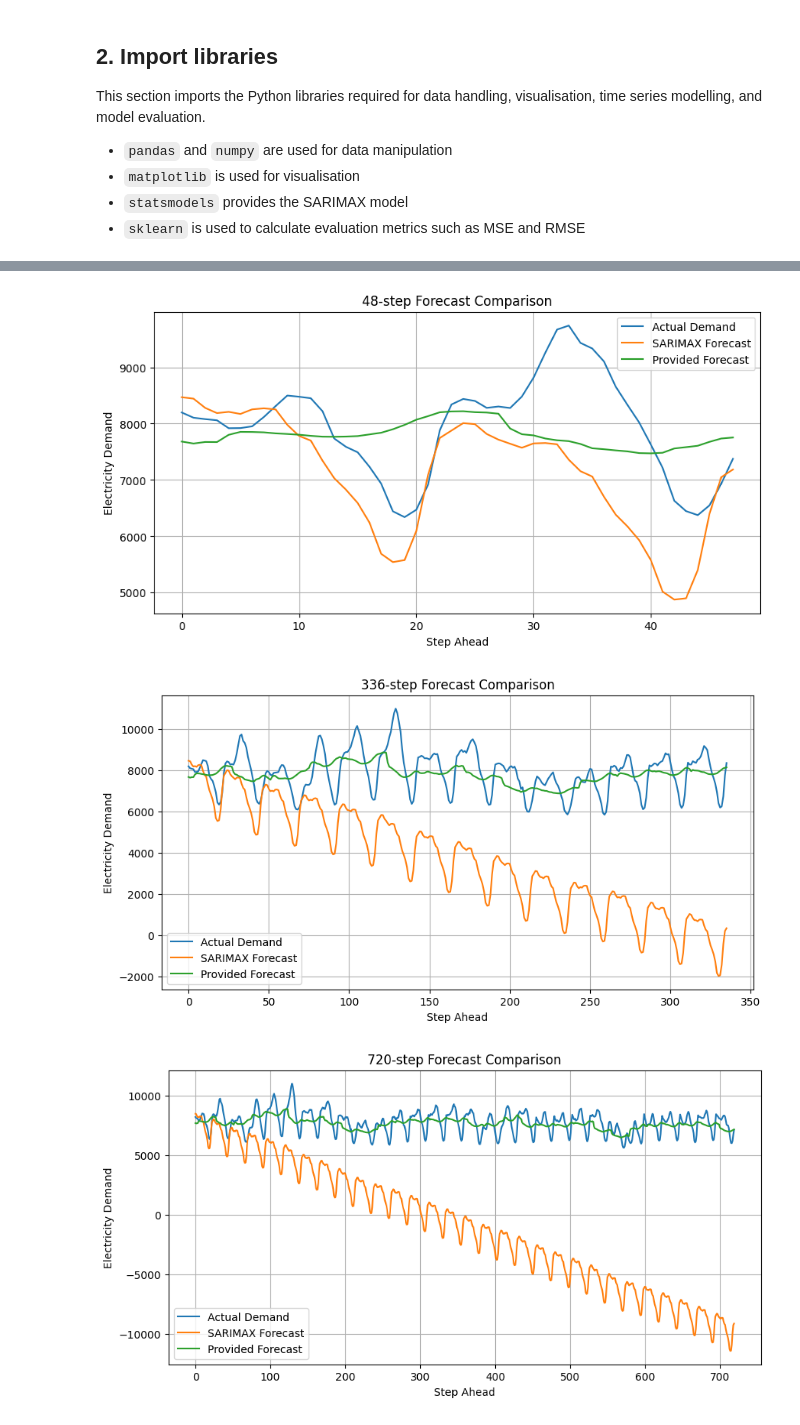
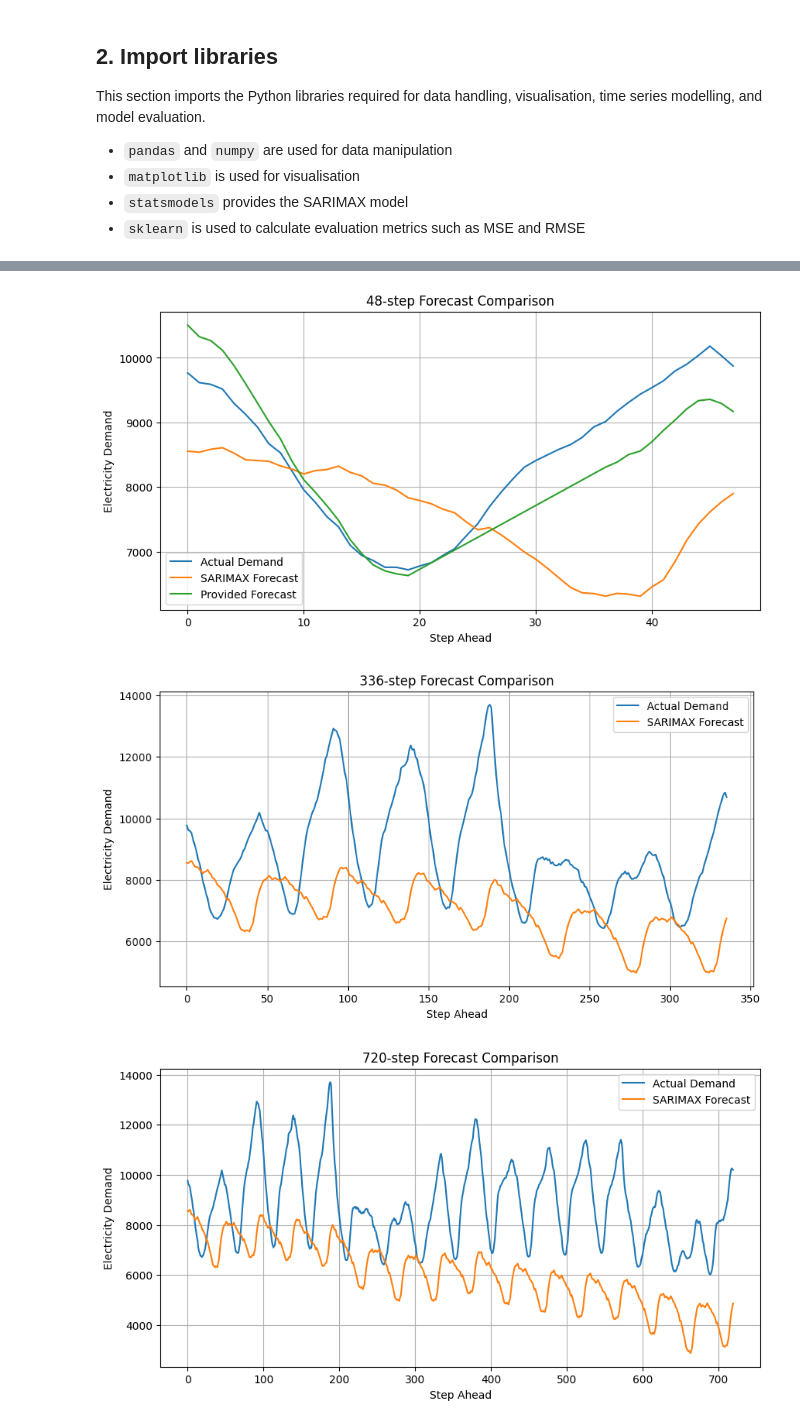
Before and after one commit to laukamkit/capstone_project_GroupA, a Jupyter notebook: src/01_Model_SARIMAX.ipynb, the cells around one changed output, grey strips where cells are left out. Saved outputs shown, nothing was run; the diff lists cells and outputs as text; code cells hidden in the pictures.

Commit message:
merge Dan's change on Final SARIMAX and Gradient Boosting updates

```diff
--- a/src/01_Model_SARIMAX.ipynb
+++ b/src/01_Model_SARIMAX.ipynb
@@ -169,14 +182,13 @@ def run_forecast(model_results, X_test, y_test, window_start, horizon):
 
 
 def plot_forecast(y_actual, y_pred, provided_forecast, horizon, title):
-    """
-    Plot actual demand, model forecast, and provided forecast.
-    """
     plt.figure(figsize=(10, 5))
 
     plt.plot(range(horizon), y_actual.values, label='Actual Demand')
     plt.plot(range(horizon), y_pred.values, label=title)
-    plt.plot(range(horizon), provided_forecast.values, label='Provided Forecast')
+
+    if provided_forecast is not None:
+        plt.plot(range(horizon), provided_forecast.values, label='Provided Forecast')
 
     plt.title(f'{horizon}-step Forecast Comparison')
     plt.xlabel('Step Ahead')
@@ -227,19 +235,16 @@ The baseline SARIMAX model is evaluated using a fixed forecast window in the tes
 
 Performance is assessed using RMSE and MSE, and visual comparison is used to assess how well the model captures the overall demand pattern and peak behaviour.
 # %%
-# Forecast horizons
-horizons = [48, 336, 720]
-window_start = 100
-
-baseline_results = {}
+SARIMAX_results = {}
 
 for h in horizons:
     y_actual, y_pred, rmse, mse = run_forecast(
-        results_baseline, X_test[['TEMPERATURE', 'FORECASTDEMAND']], y_test, window_start, h
+        results_SARIMAX, X_test, y_test, window_start, h
     )
-    baseline_results[h] = (y_actual, y_pred, rmse, mse)
 
-    print(f"[Baseline] Horizon {h}")
+    SARIMAX_results[h] = (y_actual, y_pred, rmse, mse)
+
+    print(f"[SARIMAX] Horizon {h}")
     print(f"RMSE: {rmse:.2f}")
     print(f"MSE: {mse:.2f}")
     print("-" * 30)
@@ -258 +263,17 @@ MSE: 100887150.72
 ------------------------------
+# %%
+h = 48
+
+y_actual, y_pred, rmse_sarimax, mse_sarimax = SARIMAX_results[h]
+provided = X_test.iloc[window_start:window_start + h]['FORECASTDEMAND']
+
+rmse_provided = np.sqrt(mean_squared_error(y_actual, provided))
+mse_provided = mean_squared_error(y_actual, provided)
+
+print(f"[SARIMAX] Horizon {h}")
+print(f"RMSE: {rmse_sarimax:.2f}")
+print(f"MSE: {mse_sarimax:.2f}")
+
+print(f"[Provided Forecast] Horizon {h}")
+print(f"RMSE: {rmse_provided:.2f}")
+print(f"MSE: {mse_provided:.2f}")
@@ -259,17 +287,21 @@ MSE: 100887150.72
 # %%
 for h in horizons:
-    y_actual, y_pred, rmse, mse = baseline_results[h]
-    provided = X_test.iloc[window_start:window_start + h]['FORECASTDEMAND']
+    y_actual, y_pred, rmse, mse = SARIMAX_results[h]
+
+    if h == 48:
+        provided = X_test.iloc[window_start:window_start + h]['FORECASTDEMAND']
+    else:
+        provided = None
 
     plot_forecast(
         y_actual,
         y_pred,
         provided,
         h,
         'SARIMAX Forecast'
     )
 # %% [output]
-[figure, old version]
+[figure, new version]
-[figure, old version]
+[figure, new version]
-[figure, old version]
+[figure, new version]
 # %% [markdown]
```
Also changed, not shown: parts of 49 cells of this notebook.
